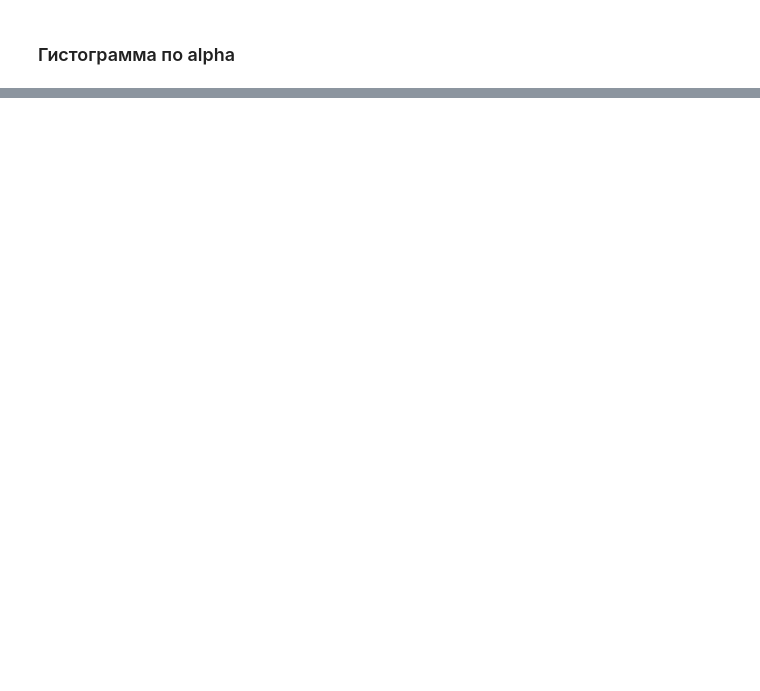
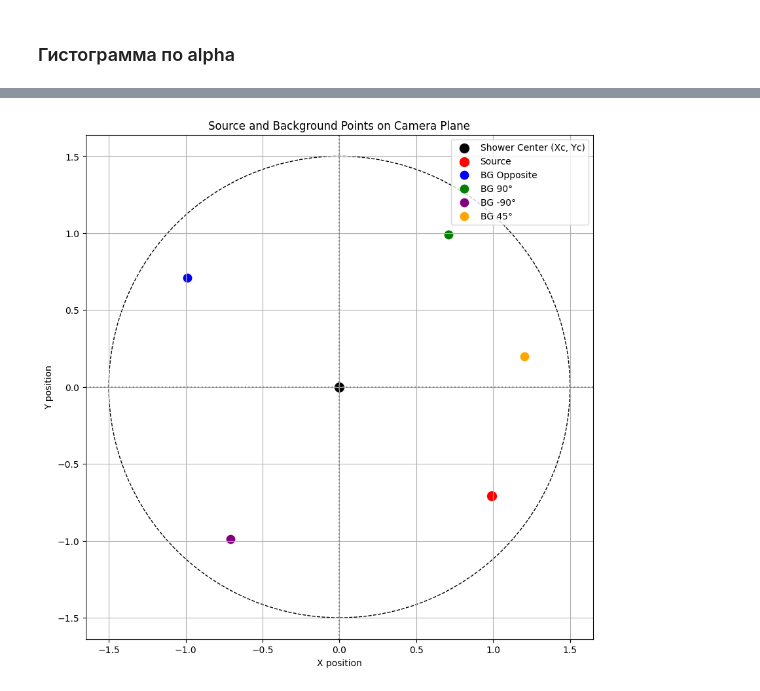
Before and after one commit to Alexandra-mipt/TAIGA, a Jupyter notebook: Гамма-адронное разделение.ipynb, the cells around one changed output, grey strips where cells are left out. Cells and saved outputs as stored; diff of their text form; code cells hidden in the pictures; blank space fills up the shorter version.

```diff
--- a/Гамма-адронное разделение.ipynb
+++ b/Гамма-адронное разделение.ipynb
@@ -323,0 +399,40 @@ N_on = 431.0 N_off = 344.0 3.1251322552658833 3.13
+# %%
+#рисуем выбранные точки
+def plot_points_on_circle(df_sample):
+    plt.figure(figsize=(10, 10))
+
+    # Окружность камеры
+    circle = plt.Circle((0, 0), 1.5, fill=False, color='black', linestyle='--')
+    plt.gca().add_patch(circle)
+
+    # Центр события (Xc, Yc)
+    plt.scatter(0, 0, color='black', s=100, label='Shower Center (Xc, Yc)')
+
+    # Точка источника
+    plt.scatter(df_sample['source_x'], df_sample['source_y'],
+                color='red', s=100, label='Source')
+
+    # Фоновые точки
+    colors = ['blue', 'green', 'purple', 'orange']
+    labels = ['Opposite', '90°', '-90°', '45°']
+
+    for i in range(4):
+        plt.scatter(df_sample[f'bg{i+1}_x'], df_sample[f'bg{i+1}_y'],
+                    color=colors[i], s=80, label=f'BG {labels[i]}')
+
+    # Настройки графика
+    plt.axhline(0, color='gray', linestyle=':')
+    plt.axvline(0, color='gray', linestyle=':')
+    plt.xlabel('X position')
+    plt.ylabel('Y position')
+    plt.title('Source and Background Points on Camera Plane')
+    plt.legend(loc='best')
+    plt.grid(True)
+    plt.axis('equal')
+    plt.show()
+
+# Выбираем одно событие для визуализации
+sample_event = hillas_with_background.iloc[0]  # Первое событие
+plot_points_on_circle(sample_event)
+# %% [output]
+[figure, added]
```
Also changed, not shown: parts of 15 cells of this notebook.
